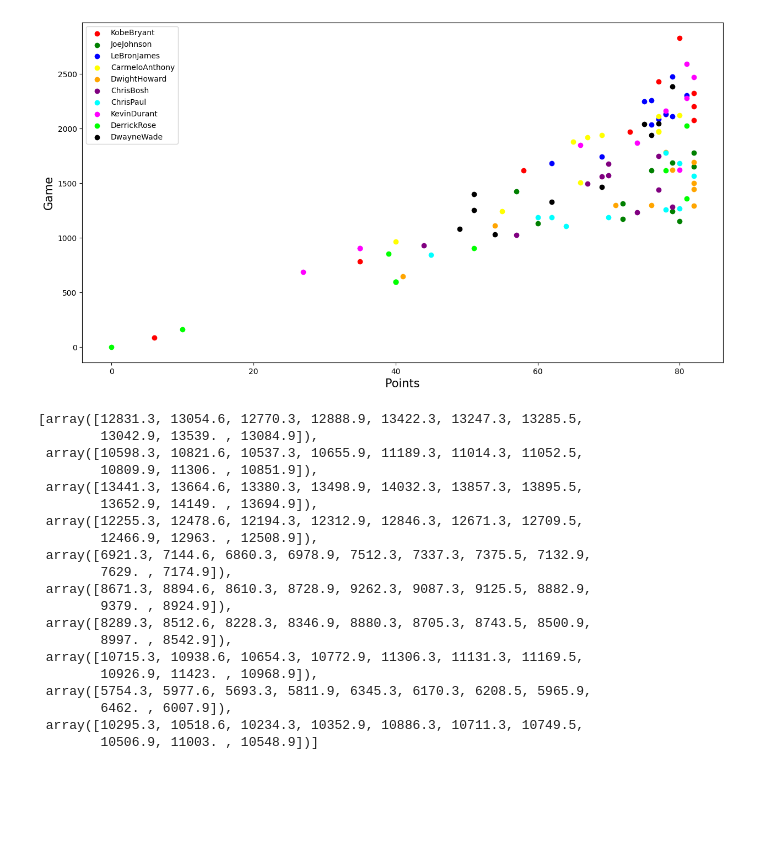
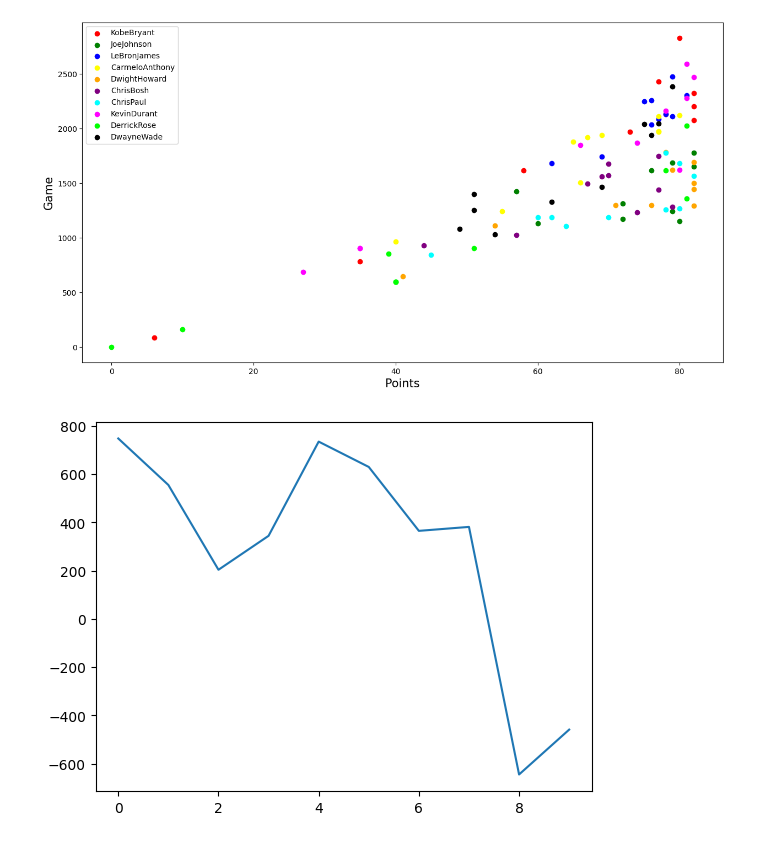
Before and after one commit to RyannKim327/Python-Programming-Compillation, a Jupyter notebook: Data Structures and Algorithm/Jupyter Notebook/basketball.ipynb, the cells around one changed output. Cells and saved outputs as stored; diff of their text form; code cells hidden in the pictures; blank space fills up the shorter version.

```diff
--- a/Data Structures and Algorithm/Jupyter Notebook/basketball.ipynb
+++ b/Data Structures and Algorithm/Jupyter Notebook/basketball.ipynb
@@ -201,50 +201,37 @@ plt.show()
 # %%
 # Get the first target
 
 fga_means = []
 fg_means = []
 
 for i in fga:
     fga_means.append(np.sum(i))
 
 for i in fg:
     fg_means.append(np.sum(i))
 
 # Means for the first target
 fga_mean = [i / len(fga[0]) for i in fga_means]
 fg_mean = [i / len(fg[0]) for i in fg_means]
 
 # Computation with means
 fga_ = []
 fg_ = []
 
 for i in fga:
-    fga_.append(np.sum(i) - fga_mean)
+    fga_.append(i - fga_mean)
 
 for i in fg:
     fg_.append(i - fg_mean)
 
-# Get the second target
+# Computation with means
+fga_2 = []
+fg_2 = []
 
-fga_
+for i in fga:
+    fga_2.append(i - fga_mean)
+
+for i in fg:
+    fg_.append(i - fg_mean)
 # %% [output]
-[array([12831.3, 13054.6, 12770.3, 12888.9, 13422.3, 13247.3, 13285.5,
-        13042.9, 13539. , 13084.9]),
- array([10598.3, 10821.6, 10537.3, 10655.9, 11189.3, 11014.3, 11052.5,
-        10809.9, 11306. , 10851.9]),
- array([13441.3, 13664.6, 13380.3, 13498.9, 14032.3, 13857.3, 13895.5,
-        13652.9, 14149. , 13694.9]),
- array([12255.3, 12478.6, 12194.3, 12312.9, 12846.3, 12671.3, 12709.5,
-        12466.9, 12963. , 12508.9]),
- array([6921.3, 7144.6, 6860.3, 6978.9, 7512.3, 7337.3, 7375.5, 7132.9,
-        7629. , 7174.9]),
- array([8671.3, 8894.6, 8610.3, 8728.9, 9262.3, 9087.3, 9125.5, 8882.9,
-        9379. , 8924.9]),
- array([8289.3, 8512.6, 8228.3, 8346.9, 8880.3, 8705.3, 8743.5, 8500.9,
-        8997. , 8542.9]),
- array([10715.3, 10938.6, 10654.3, 10772.9, 11306.3, 11131.3, 11169.5,
-        10926.9, 11423. , 10968.9]),
- array([5754.3, 5977.6, 5693.3, 5811.9, 6345.3, 6170.3, 6208.5, 5965.9,
-        6462. , 6007.9]),
- array([10295.3, 10518.6, 10234.3, 10352.9, 10886.3, 10711.3, 10749.5,
-        10506.9, 11003. , 10548.9])]
+[figure, added]
```
